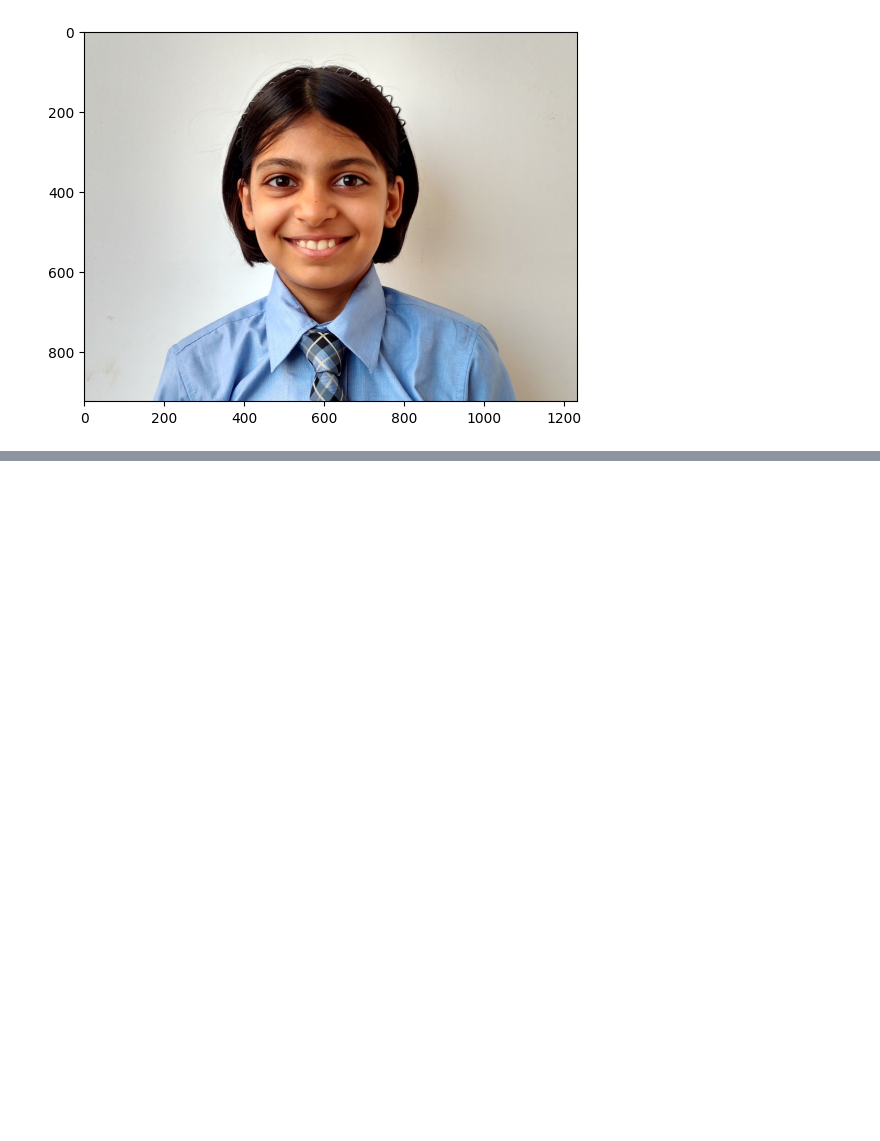
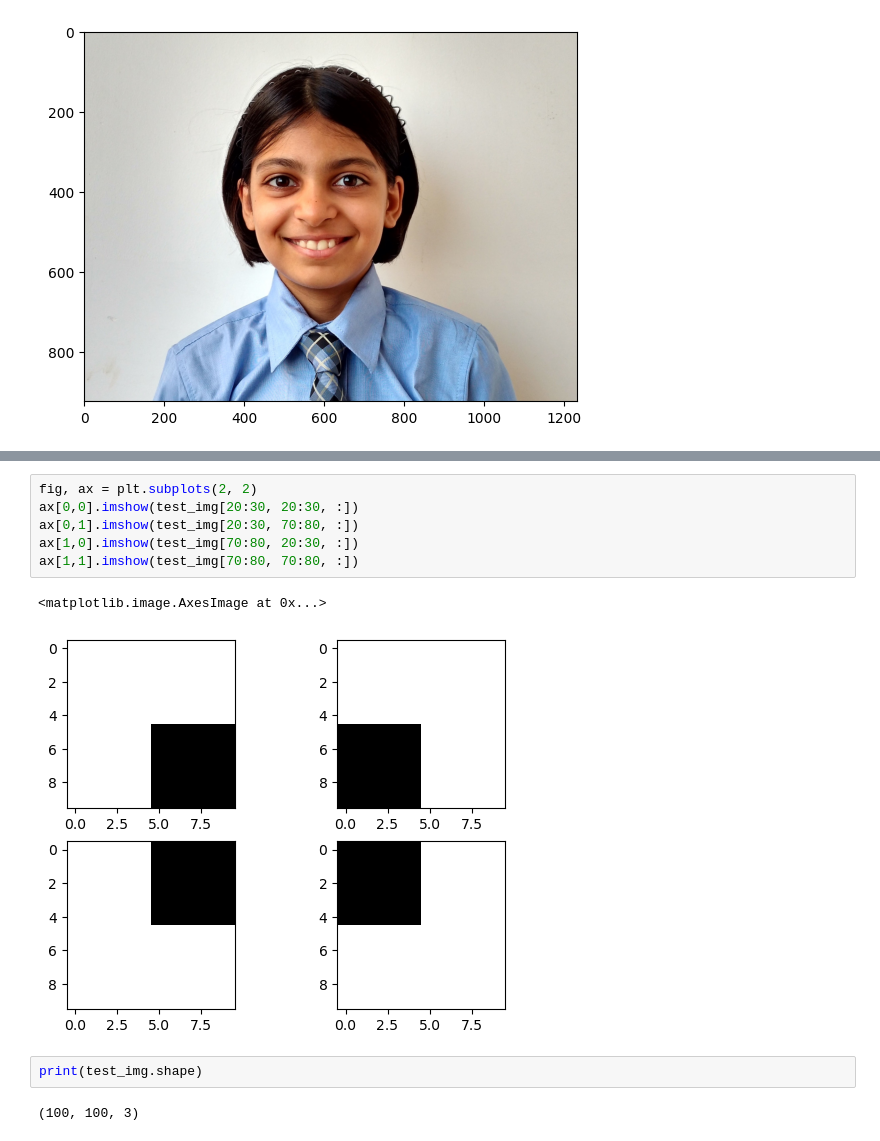
Before and after one commit to Shruti-Karandikar/Mini-Projects, a Jupyter notebook: Image_Processing.ipynb, the cells around one changed output, grey strips where cells are left out. Drawn from its saved outputs; the diff is of its cells as text; blank space fills up the shorter version.

```diff
--- a/Image_Processing.ipynb
+++ b/Image_Processing.ipynb
@@ -309,0 +78,13 @@ plt.imshow(resized_img)
+# %%
+fig, ax = plt.subplots(2, 2)
+ax[0,0].imshow(test_img[20:30, 20:30, :])
+ax[0,1].imshow(test_img[20:30, 70:80, :])
+ax[1,0].imshow(test_img[70:80, 20:30, :])
+ax[1,1].imshow(test_img[70:80, 70:80, :])
+# %% [output]
+<matplotlib.image.AxesImage at 0x...>
+[figure, added]
+# %%
+print(test_img.shape)
+# %% [output]
+(100, 100, 3)
```
Also changed, not shown: parts of 44 cells of this notebook.
